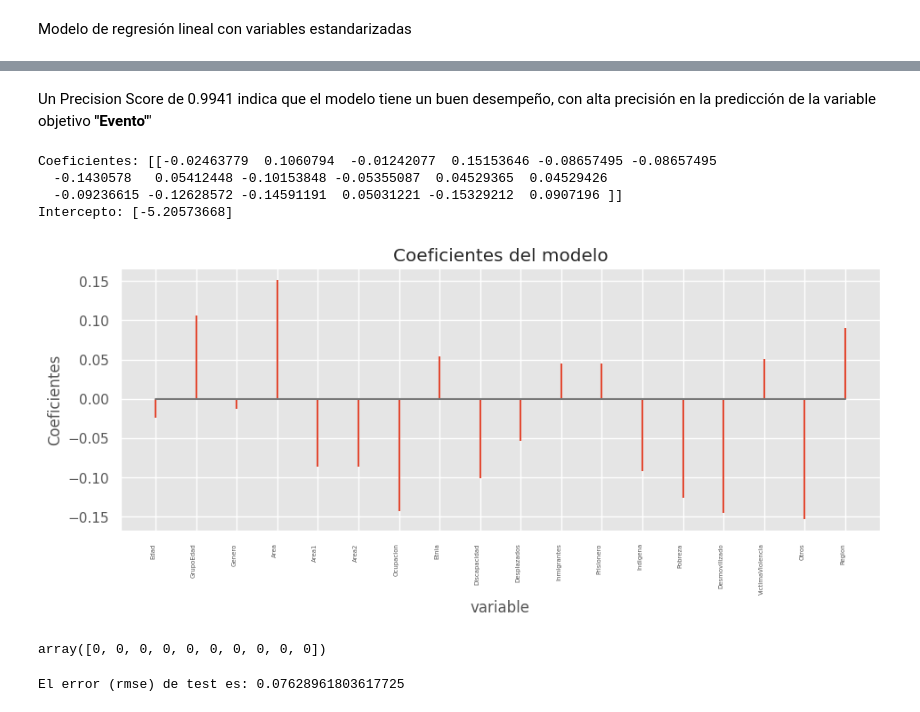
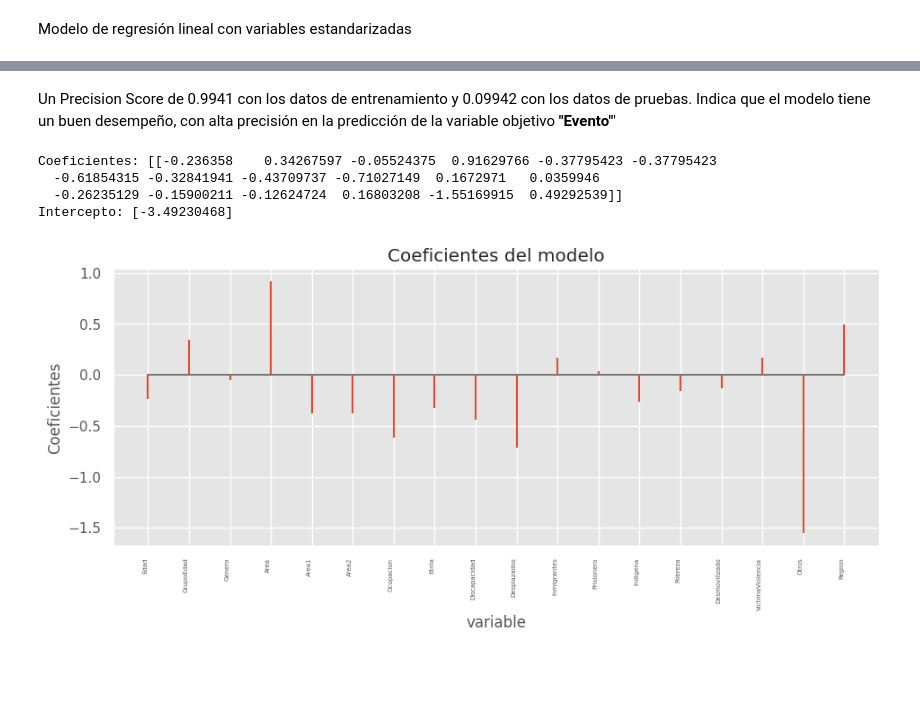
Before and after one commit to cam2149/MachinelearningI, a Jupyter notebook: Examen3_Ejercicio4.ipynb, the cells around one changed output, grey strips where cells are left out. Cells and saved outputs as stored; diff of their text form; code cells hidden in the pictures; blank space fills up the shorter version.

```diff
--- a/Examen3_Ejercicio4.ipynb
+++ b/Examen3_Ejercicio4.ipynb
@@ -466,45 +470,27 @@ Precisión del Modelo del set de pruebas: 0.9942
 # %% [markdown]
-Un Precision Score de 0.9941 indica que el modelo tiene un buen desempeño, con alta precisión en la predicción de la variable objetivo **"Evento"**'
+Un Precision Score de 0.9941 con los datos de entrenamiento y 0.09942 con los datos de pruebas.
+Indica que el modelo tiene un buen desempeño, con alta precisión en la predicción de la variable objetivo **"Evento"**'
 # %%
 # Coeficientes del modelo
 # ==============================================================================
-coefficients = logit_model.coef_
-intercept = logit_model.intercept_
-
+coefficients = logitreg_model.coef_
+intercept = logitreg_model.intercept_
+print("")
 print("Coeficientes:", coefficients)
 print("Intercepto:", intercept)
-dfDenge_coeficientes = pd.DataFrame({'predictor': X.columns, 'coef': logit_model.coef_[0]})
+print("")
+dfDenge_coeficientes = pd.DataFrame({'predictor': X.columns, 'coef': logitreg_model.coef_[0]})
 
-fig, ax = plt.subplots(figsize=(11, 3.84))
+fig, ax = plt.subplots(figsize=(11, 4))
 ax.stem(dfDenge_coeficientes.predictor, dfDenge_coeficientes.coef, markerfmt=' ')
 plt.xticks(rotation=90, ha='right', size=5)
 ax.set_xlabel('variable')
 ax.set_ylabel('Coeficientes')
 ax.set_title('Coeficientes del modelo');
 # %% [output]
-Coeficientes: [[-0.02463779  0.1060794  -0.01242077  0.15153646 -0.08657495 -0.08657495
-  -0.1430578   0.05412448 -0.10153848 -0.05355087  0.04529365  0.04529426
-  -0.09236615 -0.12628572 -0.14591191  0.05031221 -0.15329212  0.0907196 ]]
-Intercepto: [-5.20573668]
+Coeficientes: [[-0.236358    0.34267597 -0.05524375  0.91629766 -0.37795423 -0.37795423
+  -0.61854315 -0.32841941 -0.43709737 -0.71027149  0.1672971   0.0359946
+  -0.26235129 -0.15900211 -0.12624724  0.16803208 -1.55169915  0.49292539]]
+Intercepto: [-3.49230468]
-[figure, old version]
+[figure, new version]
-# %%
-# Predicciones test
-# ==============================================================================
-predicciones = logit_model.predict(X_test)
-predicciones = predicciones.flatten()
-predicciones[:10]
-# %% [output]
-array([0, 0, 0, 0, 0, 0, 0, 0, 0, 0])
-# %%
-# Error de test del modelo
-# ==============================================================================
-rmse_ols = mean_squared_error(
-            y_true  = y_test,
-            y_pred  = predicciones,
-            squared = False
-           )
-print("")
-print(f"El error (rmse) de test es: {rmse_ols}")
-# %% [output]
-El error (rmse) de test es: 0.07628961803617725
 # %%
```
Also changed, not shown: parts of 25 cells of this notebook.
